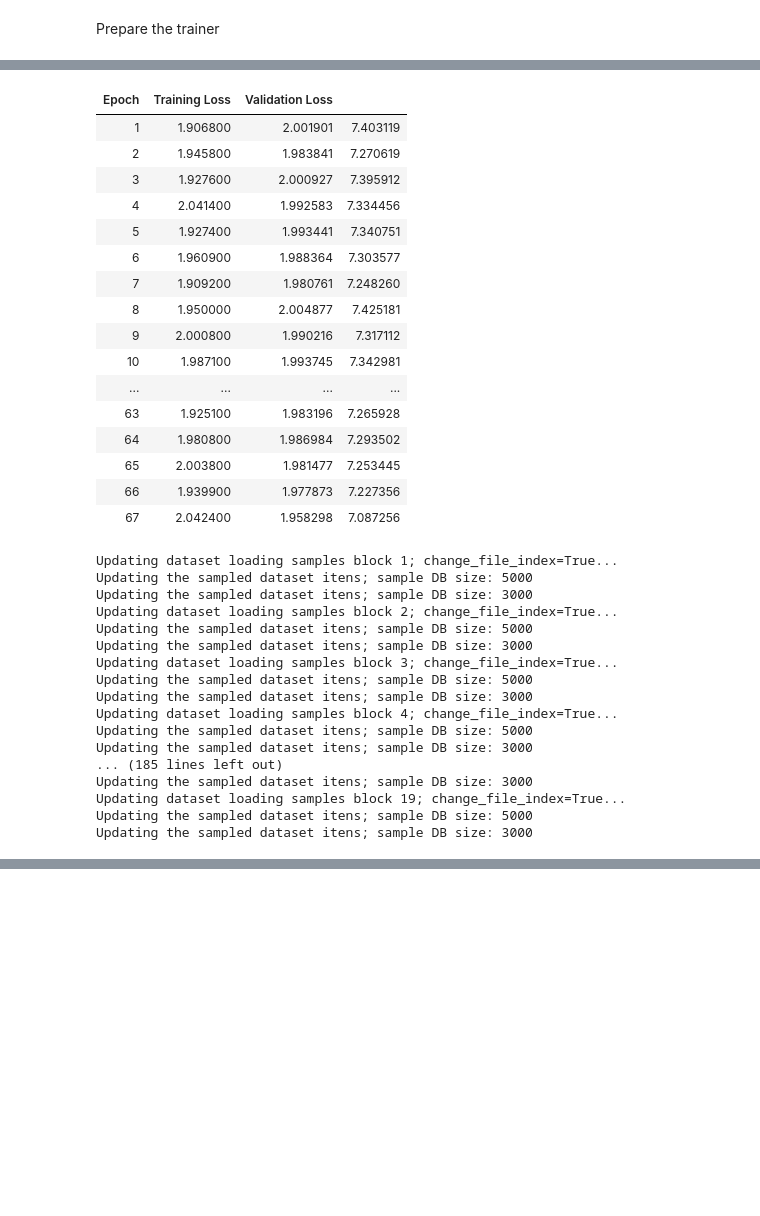
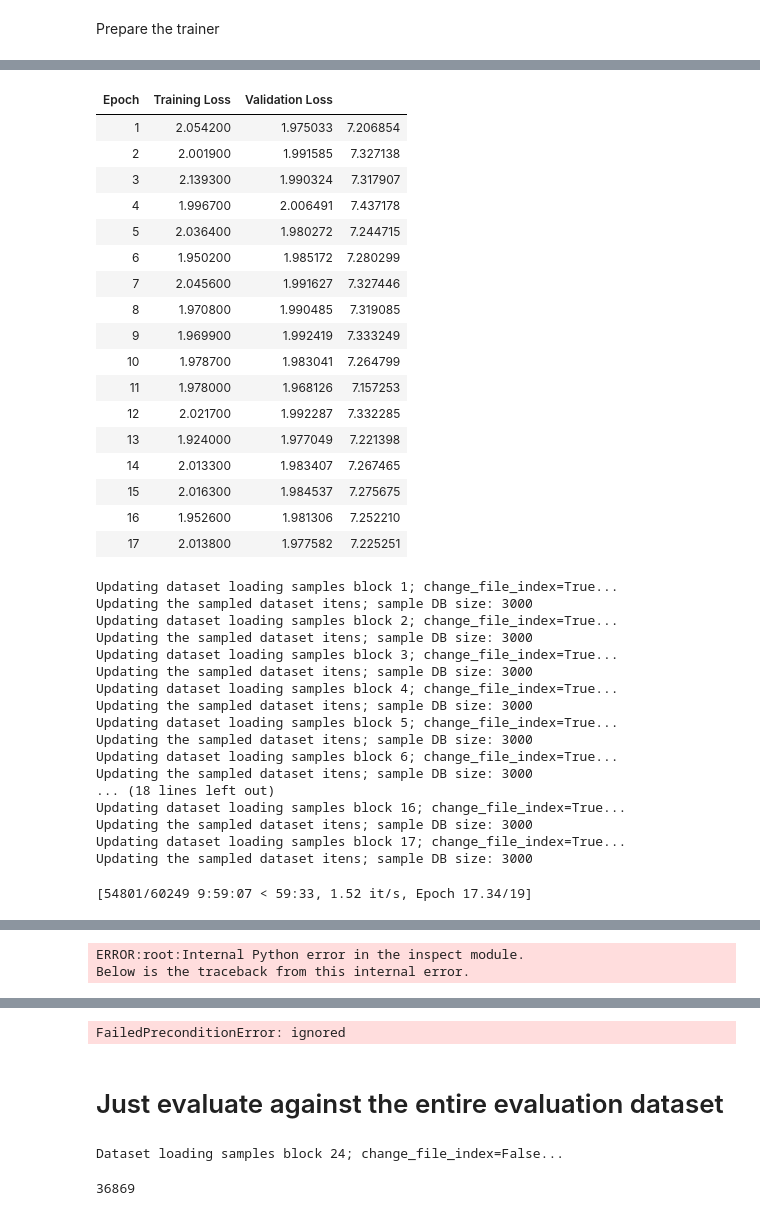
Before and after one commit to eduseiti/ia368v_dd_class_05, a Jupyter notebook: LM_training.ipynb, the cells around one changed output, grey strips where cells are left out. Saved outputs shown, nothing was run; the diff lists cells and outputs as text; code cells hidden in the pictures; blank space fills up the shorter version.

Commit message:
Final result

```diff
--- a/LM_training.ipynb
+++ b/LM_training.ipynb
@@ -240,7 +239,7 @@ Updating the sampled dataset itens; sample DB size: 3000
 # %% [markdown]
 Prepare the model
 # %%
-model = AutoModelForCausalLM.from_pretrained(MODEL_NAME).to(device)
+model = AutoModelForCausalLM.from_pretrained("trained_model/checkpoint-after-05-complete-data-blocks").to(device)
 print('Parameters', model.num_parameters())
 # %% [output]
 Parameters 125239296
@@ -248,19 +247,20 @@ Parameters 125239296
 Prepare the trainer
 # %%
 batch_size=12
-epochs=200
+epochs=19
 # %%
 training_params = TrainingArguments(output_dir=TRAIN_OUTPUT_FOLDER,
                                     num_train_epochs=epochs,
                                     per_device_train_batch_size=batch_size,
                                     per_device_eval_batch_size=batch_size,
                                     evaluation_strategy='epoch',
-                                    save_strategy='no',
+                                    save_strategy='steps',
+                                    save_steps=10000,
                                     logging_strategy='steps',
                                     logging_steps=10,
                                     save_total_limit=10,
                                     # report_to='comet_ml',
-                                    dataloader_num_workers=4,
+                                    dataloader_num_workers=2,
                                     dataloader_pin_memory=False,
                                     fp16=True)
 # %%
@@ -271,11 +271,11 @@ trainer_callback = CustomTrainerCallback(best_validation_yet=1.946620,
 # %%
 num_training_steps = epochs * len(train_dataset)
 
-optimzer = torch.optim.AdamW(model.parameters(), lr=5e-5, weight_decay=1e-3)
+optimzer = torch.optim.AdamW(model.parameters(), lr=5e-6, weight_decay=1e-3)
 scheduler = get_cosine_with_hard_restarts_schedule_with_warmup(optimzer,
                                                                num_training_steps * 0.1,
                                                                num_training_steps,
-                                                               num_cycles=40)
+                                                               num_cycles=80)
 # %%
 trainer = Trainer(model=model,
                   args=training_params,
@@ -285,5 +285,5 @@ trainer = Trainer(model=model,
                   optimizers=(optimzer, scheduler)
                  )
 # %%
-train_result = trainer.train(resume_from_checkpoint="trained_model/checkpoint-5000-1.9466")
+train_result = trainer.train()
 # %% [output]
@@ -291,34 +291,36 @@ train_result = trainer.train(resume_from_checkpoint="trained_model/checkpoint-50
 | Epoch | Training Loss | Validation Loss |  |
-| 1 | 1.906800 | 2.001901 | 7.403119 |
-| 2 | 1.945800 | 1.983841 | 7.270619 |
-| 3 | 1.927600 | 2.000927 | 7.395912 |
-| 4 | 2.041400 | 1.992583 | 7.334456 |
-| 5 | 1.927400 | 1.993441 | 7.340751 |
-| 6 | 1.960900 | 1.988364 | 7.303577 |
-| 7 | 1.909200 | 1.980761 | 7.248260 |
-| 8 | 1.950000 | 2.004877 | 7.425181 |
-| 9 | 2.000800 | 1.990216 | 7.317112 |
-| 10 | 1.987100 | 1.993745 | 7.342981 |
-| ... | ... | ... | ... |
-| 63 | 1.925100 | 1.983196 | 7.265928 |
-| 64 | 1.980800 | 1.986984 | 7.293502 |
-| 65 | 2.003800 | 1.981477 | 7.253445 |
-| 66 | 1.939900 | 1.977873 | 7.227356 |
-| 67 | 2.042400 | 1.958298 | 7.087256 |
+| 1 | 2.054200 | 1.975033 | 7.206854 |
+| 2 | 2.001900 | 1.991585 | 7.327138 |
+| 3 | 2.139300 | 1.990324 | 7.317907 |
+| 4 | 1.996700 | 2.006491 | 7.437178 |
+| 5 | 2.036400 | 1.980272 | 7.244715 |
+| 6 | 1.950200 | 1.985172 | 7.280299 |
+| 7 | 2.045600 | 1.991627 | 7.327446 |
+| 8 | 1.970800 | 1.990485 | 7.319085 |
+| 9 | 1.969900 | 1.992419 | 7.333249 |
+| 10 | 1.978700 | 1.983041 | 7.264799 |
+| 11 | 1.978000 | 1.968126 | 7.157253 |
+| 12 | 2.021700 | 1.992287 | 7.332285 |
+| 13 | 1.924000 | 1.977049 | 7.221398 |
+| 14 | 2.013300 | 1.983407 | 7.267465 |
+| 15 | 2.016300 | 1.984537 | 7.275675 |
+| 16 | 1.952600 | 1.981306 | 7.252210 |
+| 17 | 2.013800 | 1.977582 | 7.225251 |
 Updating dataset loading samples block 1; change_file_index=True...
-Updating the sampled dataset itens; sample DB size: 5000
 Updating the sampled dataset itens; sample DB size: 3000
 Updating dataset loading samples block 2; change_file_index=True...
-Updating the sampled dataset itens; sample DB size: 5000
 Updating the sampled dataset itens; sample DB size: 3000
 Updating dataset loading samples block 3; change_file_index=True...
-Updating the sampled dataset itens; sample DB size: 5000
 Updating the sampled dataset itens; sample DB size: 3000
 Updating dataset loading samples block 4; change_file_index=True...
-Updating the sampled dataset itens; sample DB size: 5000
 Updating the sampled dataset itens; sample DB size: 3000
-... (185 lines left out)
+Updating dataset loading samples block 5; change_file_index=True...
 Updating the sampled dataset itens; sample DB size: 3000
-Updating dataset loading samples block 19; change_file_index=True...
-Updating the sampled dataset itens; sample DB size: 5000
+Updating dataset loading samples block 6; change_file_index=True...
 Updating the sampled dataset itens; sample DB size: 3000
+... (18 lines left out)
+Updating dataset loading samples block 16; change_file_index=True...
+Updating the sampled dataset itens; sample DB size: 3000
+Updating dataset loading samples block 17; change_file_index=True...
+Updating the sampled dataset itens; sample DB size: 3000
+[54801/60249 9:59:07 < 59:33, 1.52 it/s, Epoch 17.34/19]
@@ -324,0 +345,2 @@ Updating the sampled dataset itens; sample DB size: 3000
+ERROR:root:Internal Python error in the inspect module.
+Below is the traceback from this internal error.
@@ -324,0 +364,11 @@ Updating the sampled dataset itens; sample DB size: 3000
+FailedPreconditionError: ignored
+# %% [markdown]
+# Just evaluate against the entire evaluation dataset
+# %%
+eval_dataset = Dataset(data_blocks, len(data_blocks) - 1)
+# %% [output]
+Dataset loading samples block 24; change_file_index=False...
+# %%
+len(eval_dataset)
+# %% [output]
+36869
```
Also changed, not shown: parts of 13 cells of this notebook.
